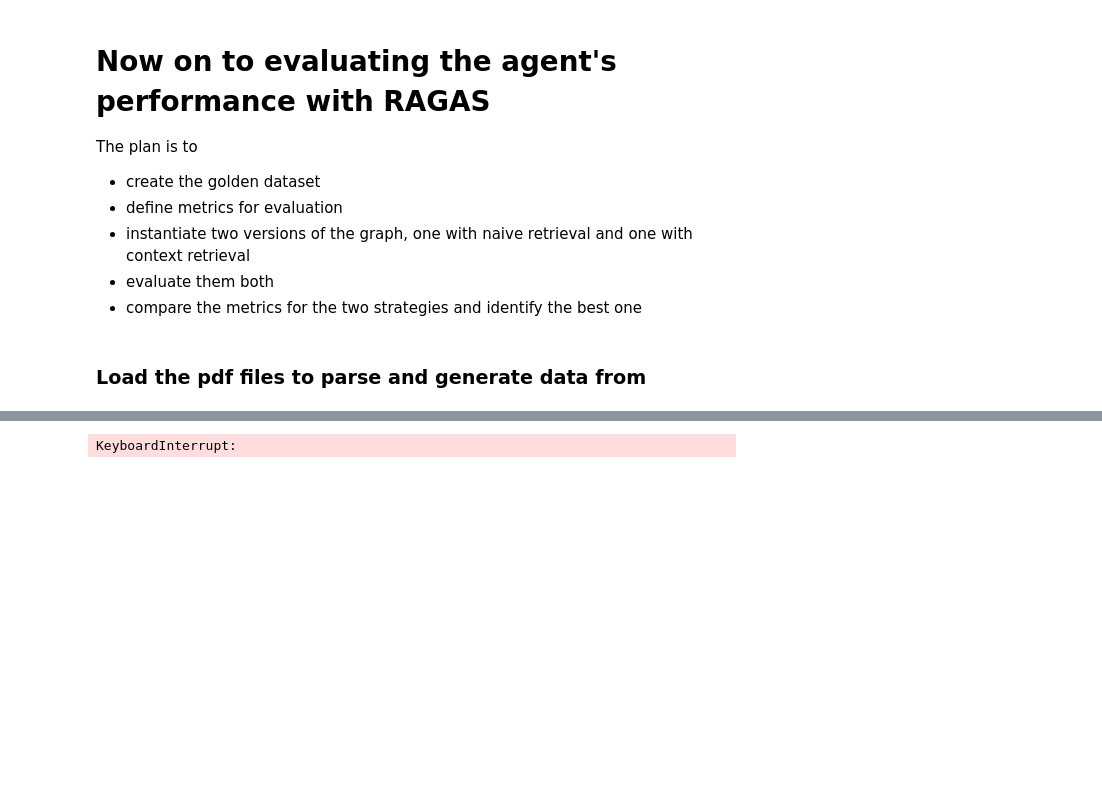
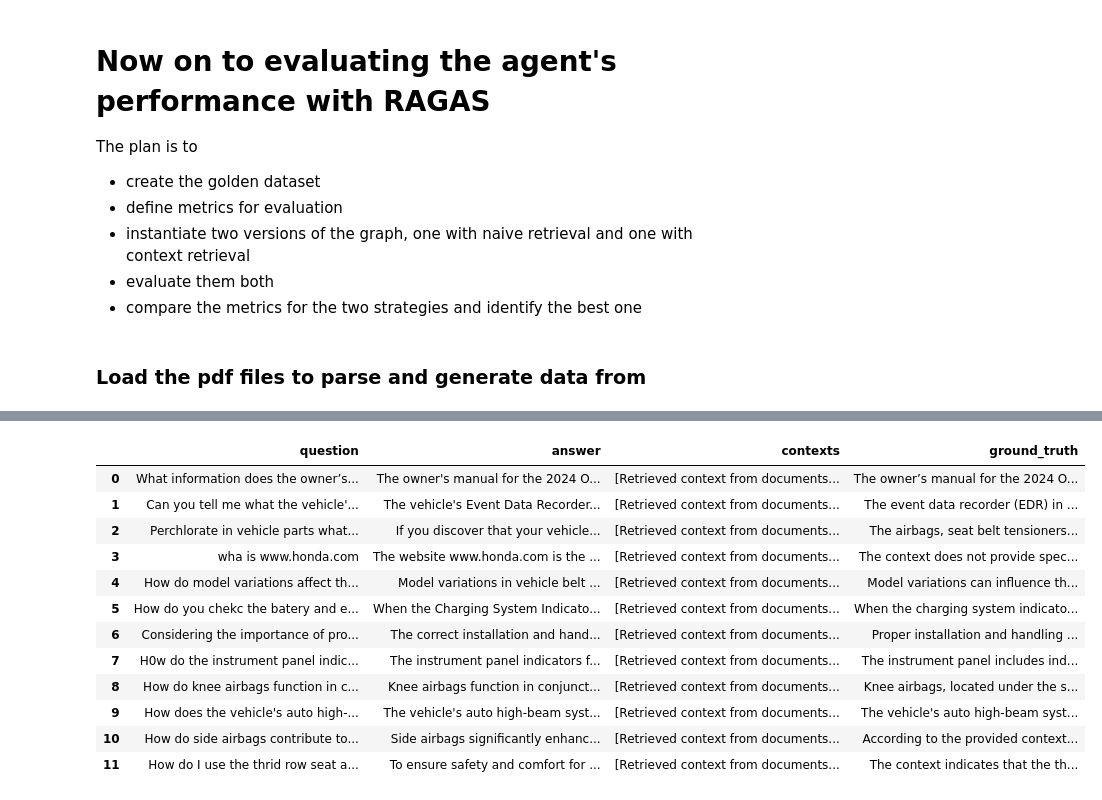
Before and after one commit to Kebniss/AIE7, a Jupyter notebook: 11_Assignment/development_v1.ipynb, the cells around one changed output, grey strips where cells are left out. Drawn from its saved outputs; the diff is of its cells as text; code cells hidden in the pictures; blank space fills up the shorter version.

```diff
--- a/11_Assignment/development_v1.ipynb
+++ b/11_Assignment/development_v1.ipynb
@@ -471,7 +469,7 @@ def router_node(state):
 graph = StateGraph(RetrievalState)
 
 # Add nodes
-graph.add_node("Retrieve", retrieve)
+graph.add_node("Retrieve", naive_retrieve)
 graph.add_node("Router", router_node)
 graph.add_node("Search", search_node)
 graph.add_node("Writer", writer_node)
@@ -811,25 +654,44 @@ def parse_tool_call(message: Any) -> List[Dict]:
 # %%
-for test_row in ragas_dataset:
-    inputs = {"messages": [HumanMessage(content=test_row.eval_sample.user_input)]}
-    response = compiled_graph.invoke(inputs)
-    test_row.eval_sample.response = response["messages"][-1].content
+from langchain_core.messages import HumanMessage
+from datasets import Dataset
+import pandas as pd
 
-    # Parse the tool call results
-    results = parse_tool_call(response["messages"][-2])
+# Convert the ragas testset to a pandas DataFrame to iterate over it
+test_df = ragas_dataset.to_pandas()
 
-    # Initialize with empty list
-    test_row.eval_sample.retrieved_contexts = []
+results_list = []
 
-    # Extract only the text content from the results if we have any
-    if results:
-        if isinstance(results[0], dict):
-            # For Tavily and AI RAG results
-            if 'content' in results[0]:
-                test_row.eval_sample.retrieved_contexts = [r['content'] for r in results]
-            # For arXiv results
-            elif 'summary' in results[0]:
-                test_row.eval_sample.retrieved_contexts = [r['summary'] for r in results]
-        else:
-            # If results are already strings
-            test_row.eval_sample.retrieved_contexts = results
+# Iterate over each question in the test set
+for index, row in test_df.iterrows():
+    # As you correctly pointed out, the question from the Ragas TestsetGenerator
+    # is in the 'user_input' column.
+    question = row["user_input"]
+
+    # Run the agent to get the answer and the context used
+    inputs = {"messages": [HumanMessage(content=question)]}
+    response = compiled_graph.invoke(inputs, {"recursion_limit": 100})
+
+    # The final answer is the content of the last message from the Writer node
+    answer = response["messages"][-1].content
+
+    # The context is all the information gathered by the Retrieval and Search nodes.
+    contexts = extract_contexts_from_messages(response["messages"])
+
+    # The Ragas evaluate function expects a 'ground_truth' column.
+    # From your output, the generated ground truth is in the 'reference' column.
+    results_list.append(
+        {
+            "question": question,
+            "answer": answer,
+            "contexts": contexts,
+            "ground_truth": row["reference"],
+        }
+    )
+
+# Create a new Hugging Face Dataset from our results
+# This is the format Ragas expects for evaluation
+eval_dataset = Dataset.from_list(results_list)
+
+# Display the first few rows to verify the final structure
+pd.DataFrame(eval_dataset)
 # %% [output]
@@ -849 +698,13 @@ Could not detect tool type
-KeyboardInterrupt:
+|  | question | answer | contexts | ground_truth |
+| 0 | What information does the owner’s... | The owner's manual for the 2024 O... | [Retrieved context from documents... | The owner’s manual for the 2024 O... |
+| 1 | Can you tell me what the vehicle'... | The vehicle's Event Data Recorder... | [Retrieved context from documents... | The event data recorder (EDR) in ... |
+| 2 | Perchlorate in vehicle parts what... | If you discover that your vehicle... | [Retrieved context from documents... | The airbags, seat belt tensioners... |
+| 3 | wha is www.honda.com | The website www.honda.com is the ... | [Retrieved context from documents... | The context does not provide spec... |
+| 4 | How do model variations affect th... | Model variations in vehicle belt ... | [Retrieved context from documents... | Model variations can influence th... |
+| 5 | How do you chekc the batery and e... | When the Charging System Indicato... | [Retrieved context from documents... | When the charging system indicato... |
+| 6 | Considering the importance of pro... | The correct installation and hand... | [Retrieved context from documents... | Proper installation and handling ... |
+| 7 | H0w do the instrument panel indic... | The instrument panel indicators f... | [Retrieved context from documents... | The instrument panel includes ind... |
+| 8 | How do knee airbags function in c... | Knee airbags function in conjunct... | [Retrieved context from documents... | Knee airbags, located under the s... |
+| 9 | How does the vehicle's auto high-... | The vehicle's auto high-beam syst... | [Retrieved context from documents... | The vehicle's auto high-beam syst... |
+| 10 | How do side airbags contribute to... | Side airbags significantly enhanc... | [Retrieved context from documents... | According to the provided context... |
+| 11 | How do I use the thrid row seat a... | To ensure safety and comfort for ... | [Retrieved context from documents... | The context indicates that the th... |
```
Also changed, not shown: parts of 20 cells of this notebook.
